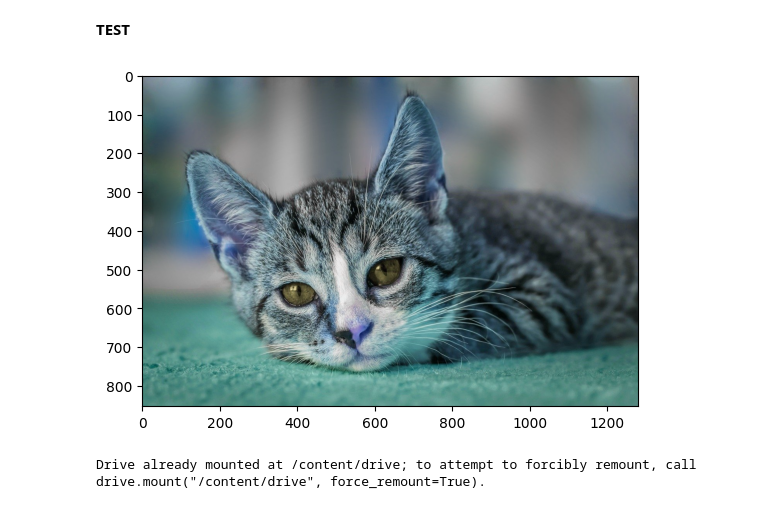
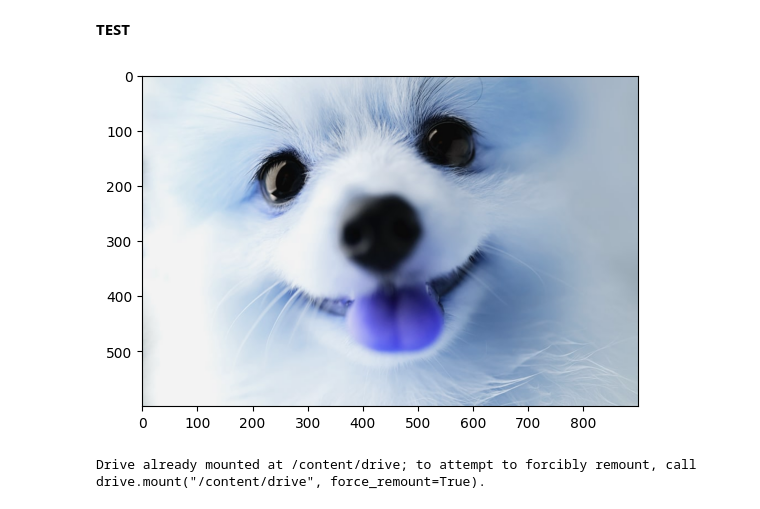
Before and after one commit to priyanjanjb/Cat-or-Dog-Image-Classifier, a Jupyter notebook: CatOrDog.ipynb, the cells around one changed output. Drawn from its saved outputs; the diff is of its cells as text; code cells hidden in the pictures.

```diff
--- a/CatOrDog.ipynb
+++ b/CatOrDog.ipynb
@@ -285,11 +267,11 @@ accuracy.result()
 # %%
 import cv2
 # %%
-img = cv2.imread('/content/european-shorthair-8601492_1280.jpg')
+img = cv2.imread('/content/small+white+fluffy+dog+smiling+at+the+camera+in+close-up-min.jpg')
 plt.imshow(img)
 plt.show()
 # %% [output]
-[figure, old version]
+[figure, new version]
 # %%
 from google.colab import drive
 drive.mount('/content/drive')
```
Also changed, not shown: parts of 4 cells of this notebook.
